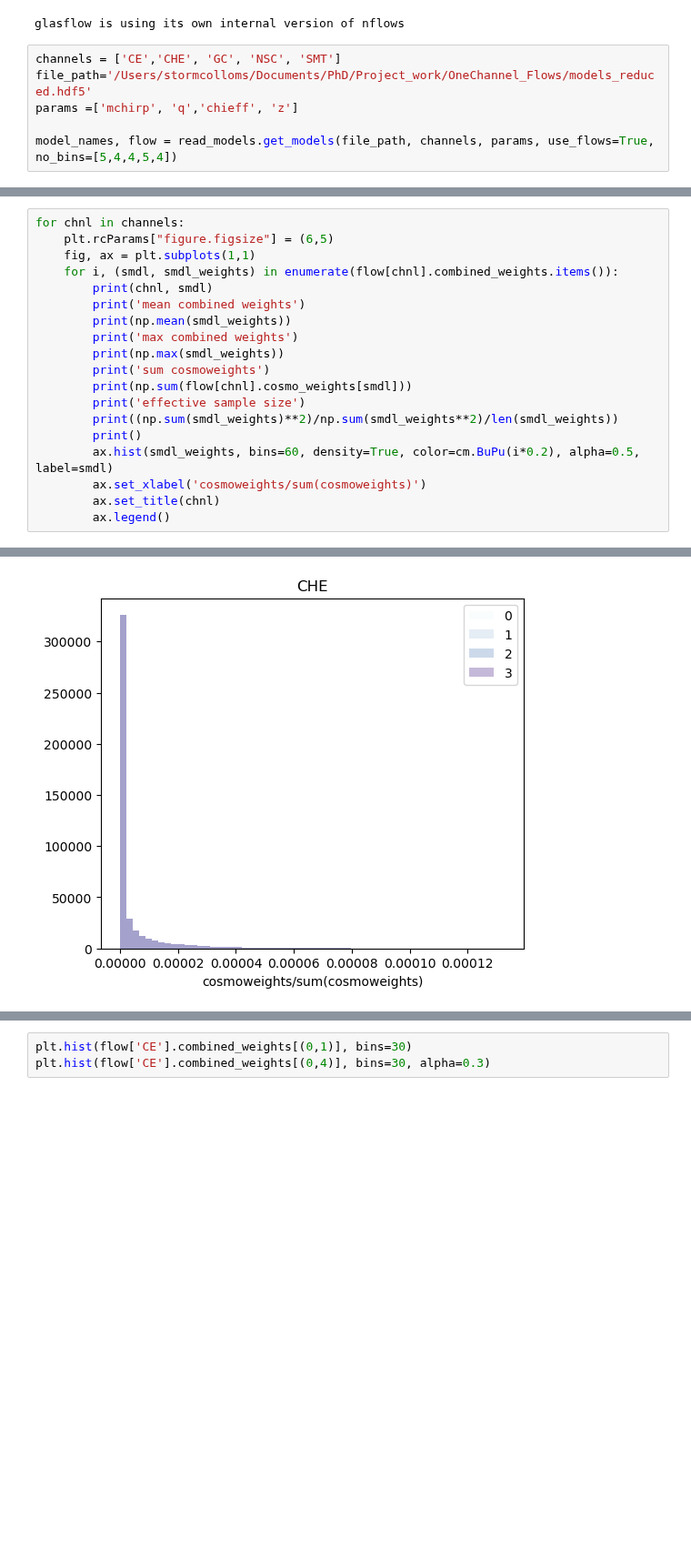
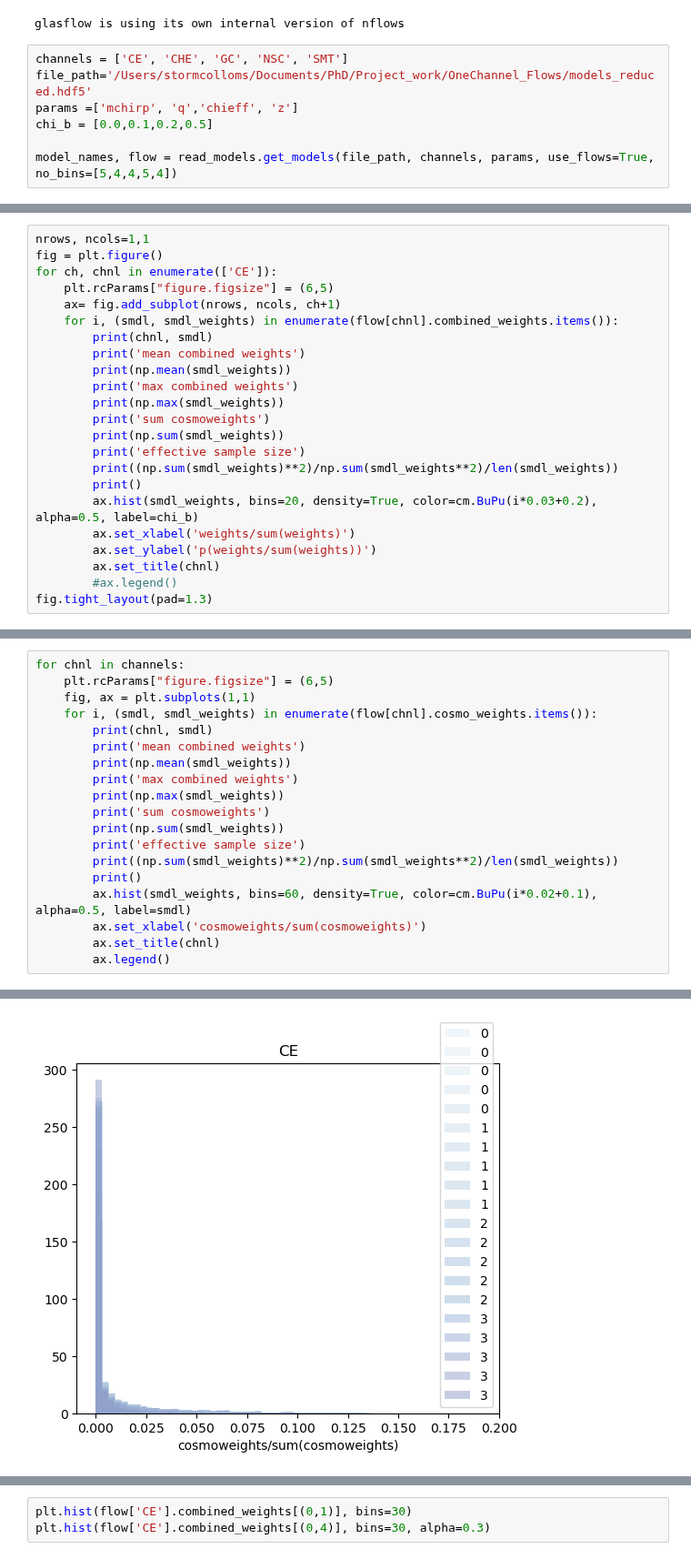
Before and after one commit to scolloms/AMAZE_model_selection, a Jupyter notebook: testing_notebooks/test_weights.ipynb, the cells around one changed output, grey strips where cells are left out. Shown at 91% size. Saved outputs shown, nothing was run; the diff lists cells and outputs as text; blank space fills up the shorter version.

Commit message:
reformatting plots for report

```diff
--- a/testing_notebooks/test_weights.ipynb
+++ b/testing_notebooks/test_weights.ipynb
@@ -11,8 +11,9 @@ import numpy as np
 PyCBC.libutils: pkg-config call failed, setting NO_PKGCONFIG=1
 glasflow is using its own internal version of nflows
 # %%
-channels = ['CE','CHE', 'GC', 'NSC', 'SMT']
+channels = ['CE', 'CHE', 'GC', 'NSC', 'SMT']
 file_path='/Users/stormcolloms/Documents/PhD/Project_work/OneChannel_Flows/models_reduced.hdf5'
 params =['mchirp', 'q','chieff', 'z']
+chi_b = [0.0,0.1,0.2,0.5]
 
 model_names, flow = read_models.get_models(file_path, channels, params, use_flows=True, no_bins=[5,4,4,5,4])
@@ -18,0 +62,23 @@ model_names, flow = read_models.get_models(file_path, channels, params, use_flow
+# %%
+nrows, ncols=1,1
+fig = plt.figure()
+for ch, chnl in enumerate(['CE']):
+    plt.rcParams["figure.figsize"] = (6,5)
+    ax= fig.add_subplot(nrows, ncols, ch+1)
+    for i, (smdl, smdl_weights) in enumerate(flow[chnl].combined_weights.items()):
+        print(chnl, smdl)
+        print('mean combined weights')
+        print(np.mean(smdl_weights))
+        print('max combined weights')
+        print(np.max(smdl_weights))
+        print('sum cosmoweights')
+        print(np.sum(smdl_weights))
+        print('effective sample size')
+        print((np.sum(smdl_weights)**2)/np.sum(smdl_weights**2)/len(smdl_weights))
+        print()
+        ax.hist(smdl_weights, bins=20, density=True, color=cm.BuPu(i*0.03+0.2), alpha=0.5, label=chi_b)
+        ax.set_xlabel('weights/sum(weights)')
+        ax.set_ylabel('p(weights/sum(weights))')
+        ax.set_title(chnl)
+        #ax.legend()
+fig.tight_layout(pad=1.3)
@@ -20,18 +105,18 @@ model_names, flow = read_models.get_models(file_path, channels, params, use_flow
 for chnl in channels:
     plt.rcParams["figure.figsize"] = (6,5)
     fig, ax = plt.subplots(1,1)
-    for i, (smdl, smdl_weights) in enumerate(flow[chnl].combined_weights.items()):
+    for i, (smdl, smdl_weights) in enumerate(flow[chnl].cosmo_weights.items()):
         print(chnl, smdl)
         print('mean combined weights')
         print(np.mean(smdl_weights))
         print('max combined weights')
         print(np.max(smdl_weights))
         print('sum cosmoweights')
-        print(np.sum(flow[chnl].cosmo_weights[smdl]))
+        print(np.sum(smdl_weights))
         print('effective sample size')
         print((np.sum(smdl_weights)**2)/np.sum(smdl_weights**2)/len(smdl_weights))
         print()
-        ax.hist(smdl_weights, bins=60, density=True, color=cm.BuPu(i*0.2), alpha=0.5, label=smdl)
+        ax.hist(smdl_weights, bins=60, density=True, color=cm.BuPu(i*0.02+0.1), alpha=0.5, label=smdl)
         ax.set_xlabel('cosmoweights/sum(cosmoweights)')
         ax.set_title(chnl)
         ax.legend()
@@ -56 +141 @@ effective sample size
-[figure, old version]
+[figure, new version]
```
Also changed, not shown: parts of 4 cells of this notebook.
